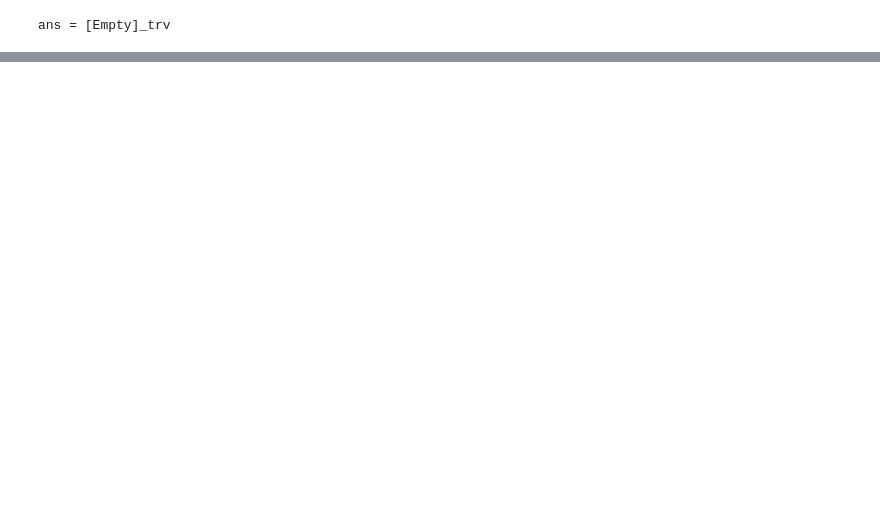
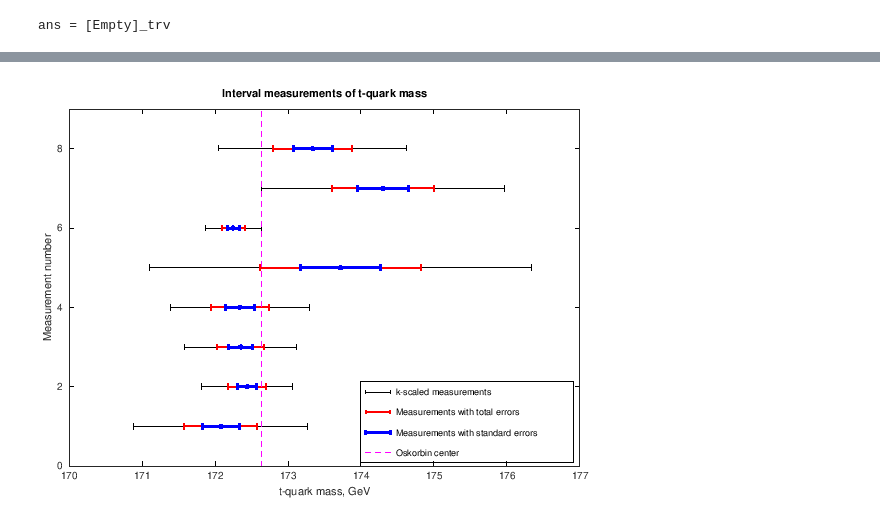
Before and after one commit to szhilin/octave-interval-examples, a Jupyter notebook: TopQuark.ipynb, the cells around one changed output, grey strips where cells are left out. Cells and saved outputs as stored; diff of their text form; code cells hidden in the pictures; blank space fills up the shorter version.

```diff
--- a/TopQuark.ipynb
+++ b/TopQuark.ipynb
@@ -140,0 +167,19 @@ ans = [Empty]_trv
+# %%
+# Графическое представление интервальных данных и МЦН-оценки значения массы t-кварка
+errorbar (vals, nums, k*rad(TQtotal), k*rad(TQtotal),">.k");
+ylim([0 nums(end)+1])
+hold on
+h = errorbar (vals, nums, rad(TQtotal), rad(TQtotal),">.r");
+set(h,"linewidth",4)
+h = errorbar (vals, nums, rad(TQstd), rad(TQstd),">.b");
+set(h,"linewidth",6)
+set(h,"markersize",12)
+title ("Interval measurements of t-quark mass");
+xlabel("t-quark mass, GeV")
+ylabel("Measurement number")
+plot(oskorbin_center*[1 1], ylim, 'm--')
+legend ("k-scaled measurements", "Measurements with total errors",...
+        "Measurements with standard errors", "Oskorbin center",...
+        "location","southeast");
+# %% [output]
+[figure, added]
```
Also changed, not shown: parts of 6 cells of this notebook.
